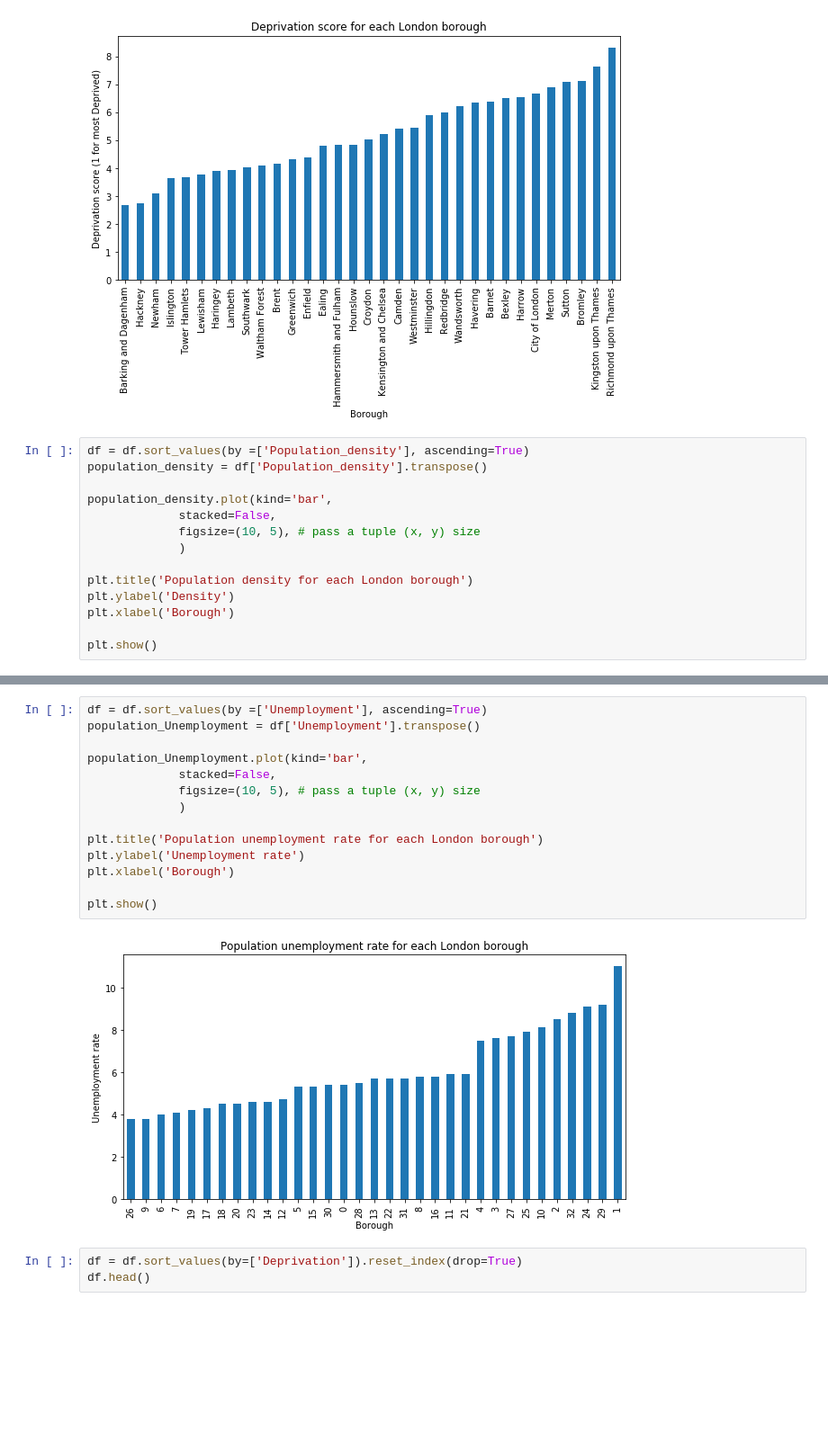
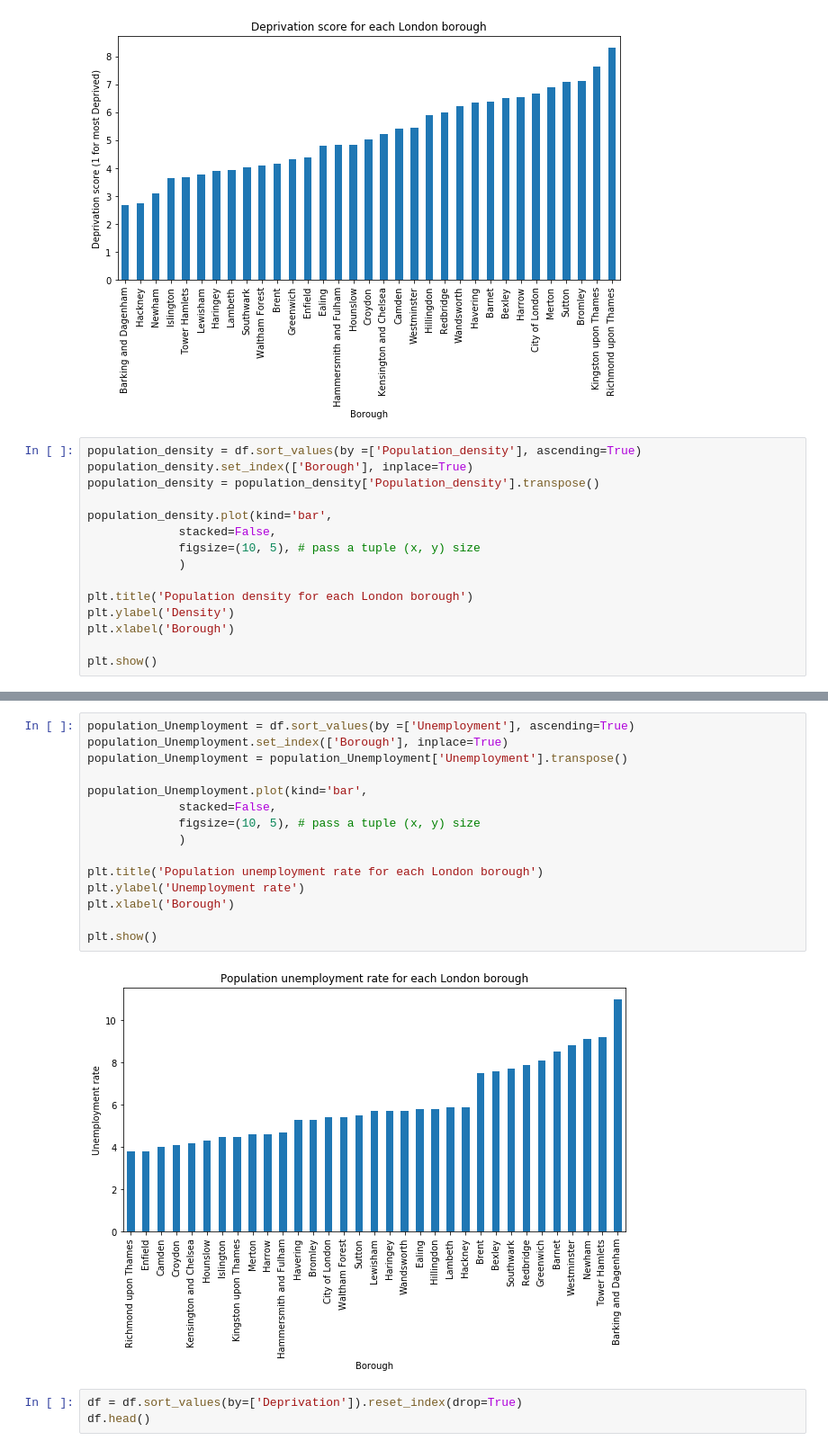
Before and after one commit to adrianturculet/Coursera_Capstone, a Jupyter notebook: The battle of the neighbourhoods .ipynb, the cells around one changed output, grey strips where cells are left out. Shown at 90% size. Drawn from its saved outputs; the diff is of its cells as text; blank space fills up the shorter version.

```diff
--- a/The battle of the neighbourhoods .ipynb
+++ b/The battle of the neighbourhoods .ipynb
@@ -354,8 +354,9 @@ plt.show()
 # %% [output]
 [figure]
 # %%
-df = df.sort_values(by =['Population_density'], ascending=True)
-population_density = df['Population_density'].transpose()
+population_density = df.sort_values(by =['Population_density'], ascending=True)
+population_density.set_index(['Borough'], inplace=True)
+population_density = population_density['Population_density'].transpose()
 
 population_density.plot(kind='bar',
              stacked=False,
@@ -372,19 +373,20 @@ plt.show()
 # %%
-df = df.sort_values(by =['Unemployment'], ascending=True)
-population_Unemployment = df['Unemployment'].transpose()
+population_Unemployment = df.sort_values(by =['Unemployment'], ascending=True)
+population_Unemployment.set_index(['Borough'], inplace=True)
+population_Unemployment = population_Unemployment['Unemployment'].transpose()
 
 population_Unemployment.plot(kind='bar',
              stacked=False,
              figsize=(10, 5), # pass a tuple (x, y) size
              )
 
 plt.title('Population unemployment rate for each London borough')
 plt.ylabel('Unemployment rate')
 plt.xlabel('Borough')
 
 plt.show()
 # %% [output]
-[figure, old version]
+[figure, new version]
 # %%
 df = df.sort_values(by=['Deprivation']).reset_index(drop=True)
 df.head()
```
Also changed, not shown: parts of 1 cell of this notebook.
